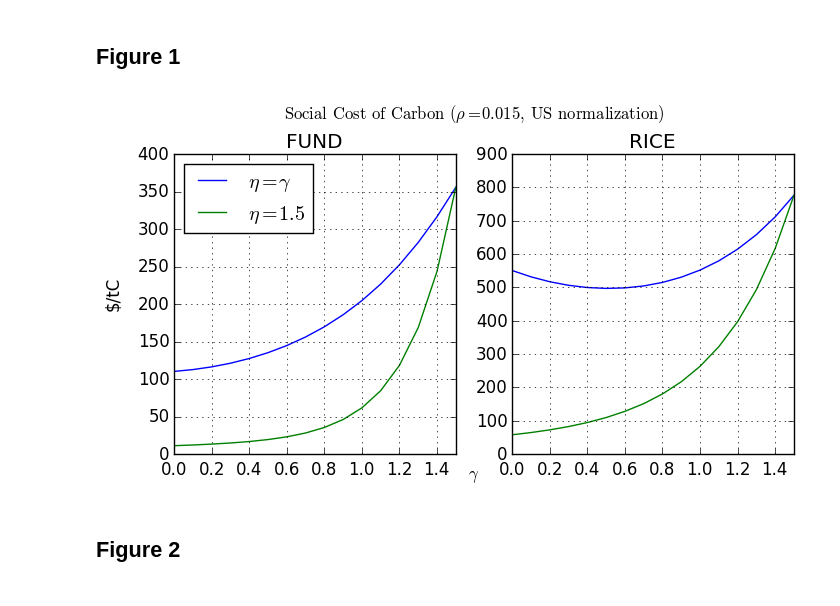
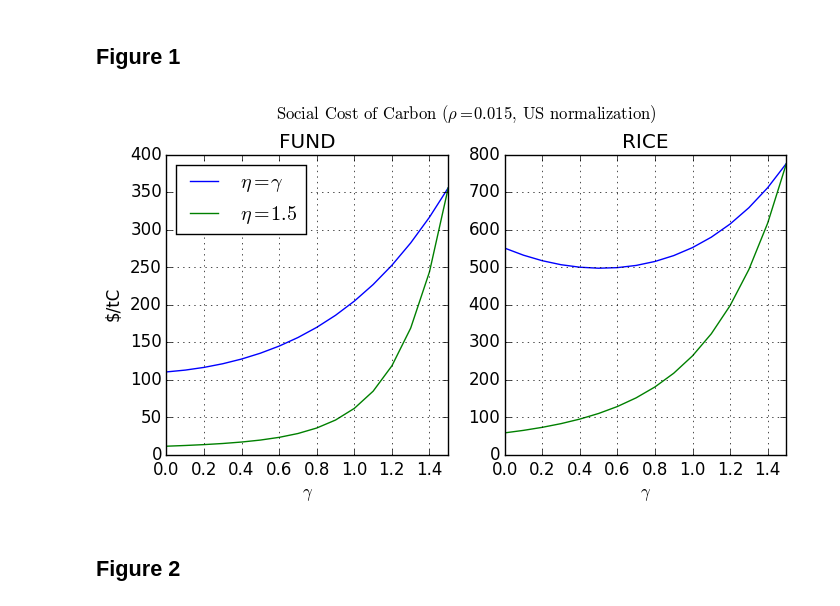
Before and after one commit to davidanthoff/paper-2019-sccinequality, a Jupyter notebook: Paper.ipynb, the cells around one changed output. Saved outputs shown, nothing was run; the diff lists cells and outputs as text; code cells hidden in the pictures.

```diff
--- a/Paper.ipynb
+++ b/Paper.ipynb
@@ -221,33 +224,30 @@ df_figure1_panelB_line1 = @where(df_temp, (:model .== "RICE") & (:sigmazero .==
 df_figure1_panelB_line2 = @where(df_temp, (:model .== "RICE") & (:sigmazero .== true) & (:eta .== 1.5) )
 nothing
 # %%
-# TODO gamma auf beide Axen, und etwas runter
-
 f, axs = subplots(1,2, sharex= true, sharey=false, figsize=(8,4))
 
 axs[1][:plot](df_figure1_panelA_line1[:gamma], df_figure1_panelA_line1[:scc])
 axs[1][:plot](df_figure1_panelA_line2[:gamma], df_figure1_panelA_line2[:scc])
 axs[1][:set_title]("FUND")
 axs[1][:legend]([L"$\eta=\gamma$", L"$\eta=1.5$"], "upper left")
 axs[1][:set_xlim]([0., 1.5])
-axs[1][:set_ylim]([0., 400])
 axs[1][:grid]()
+axs[1][:set_xlabel](L"$\gamma$")
+axs[1][:set_ylabel]("\$/tC")
 
 axs[2][:plot](df_figure1_panelB_line1[:gamma], df_figure1_panelB_line1[:scc])
 axs[2][:plot](df_figure1_panelB_line2[:gamma], df_figure1_panelB_line2[:scc])
 axs[2][:set_title]("RICE")
-axs[2][:set_ylim]([0., 900])
 axs[2][:grid]()
+axs[2][:set_xlabel](L"$\gamma$")
 
-f[:text](0.04, 0.5, "\$/tC", va="center", rotation="vertical")
-f[:text](0.5, 0.04, L"$\gamma$", ha="center")
 f[:suptitle](L"\mathrm{Social\/Cost\/of\/Carbon\/(}\rho=0.015,\/\mathrm{US\/normalization)}")
 
 f[:subplots_adjust](top=0.85)
 
 nothing
 # %% [output]
-[figure, old version]
+[figure, new version]
 # %% [markdown]
 ## Figure 2
 # %%
```
Also changed, not shown: parts of 7 cells of this notebook.
